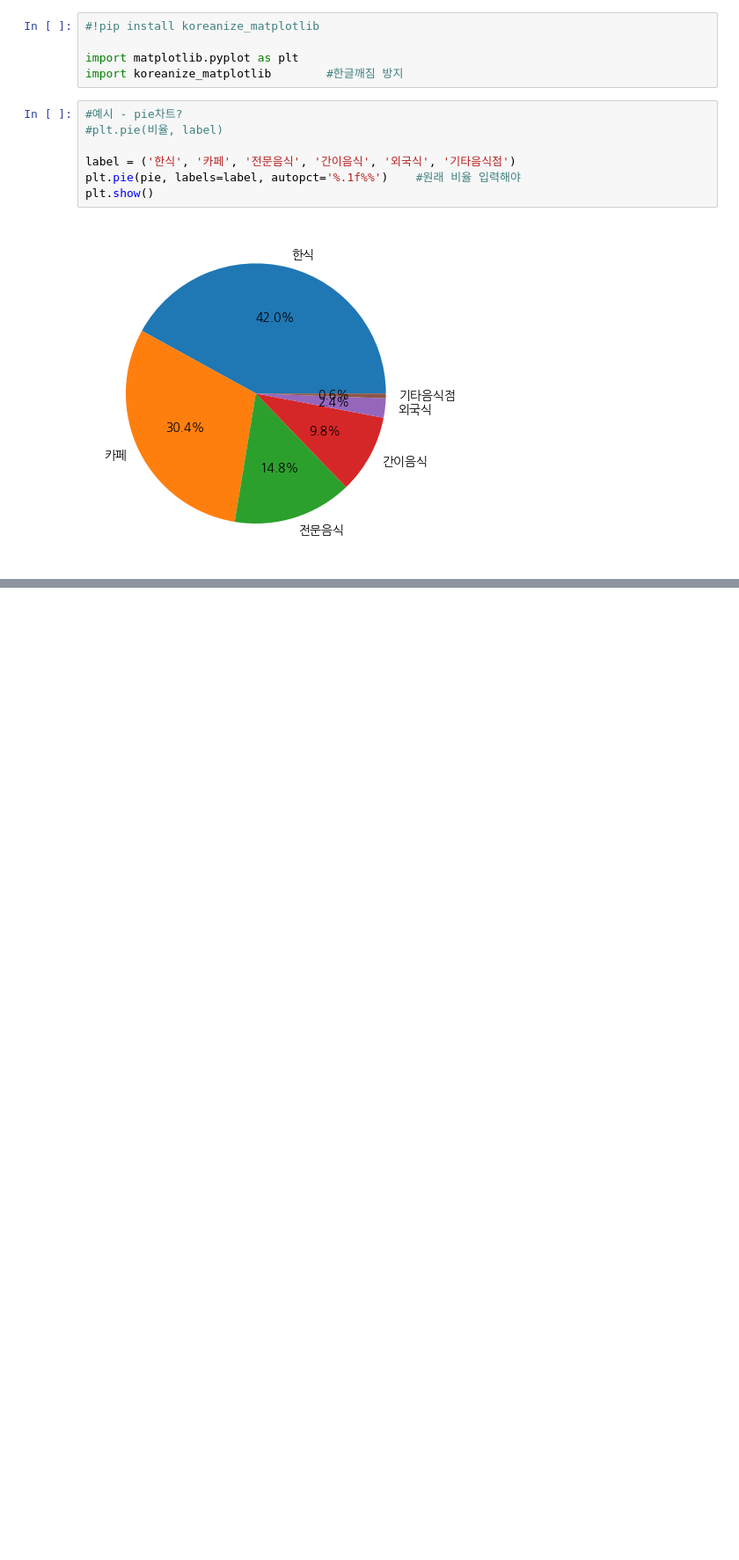
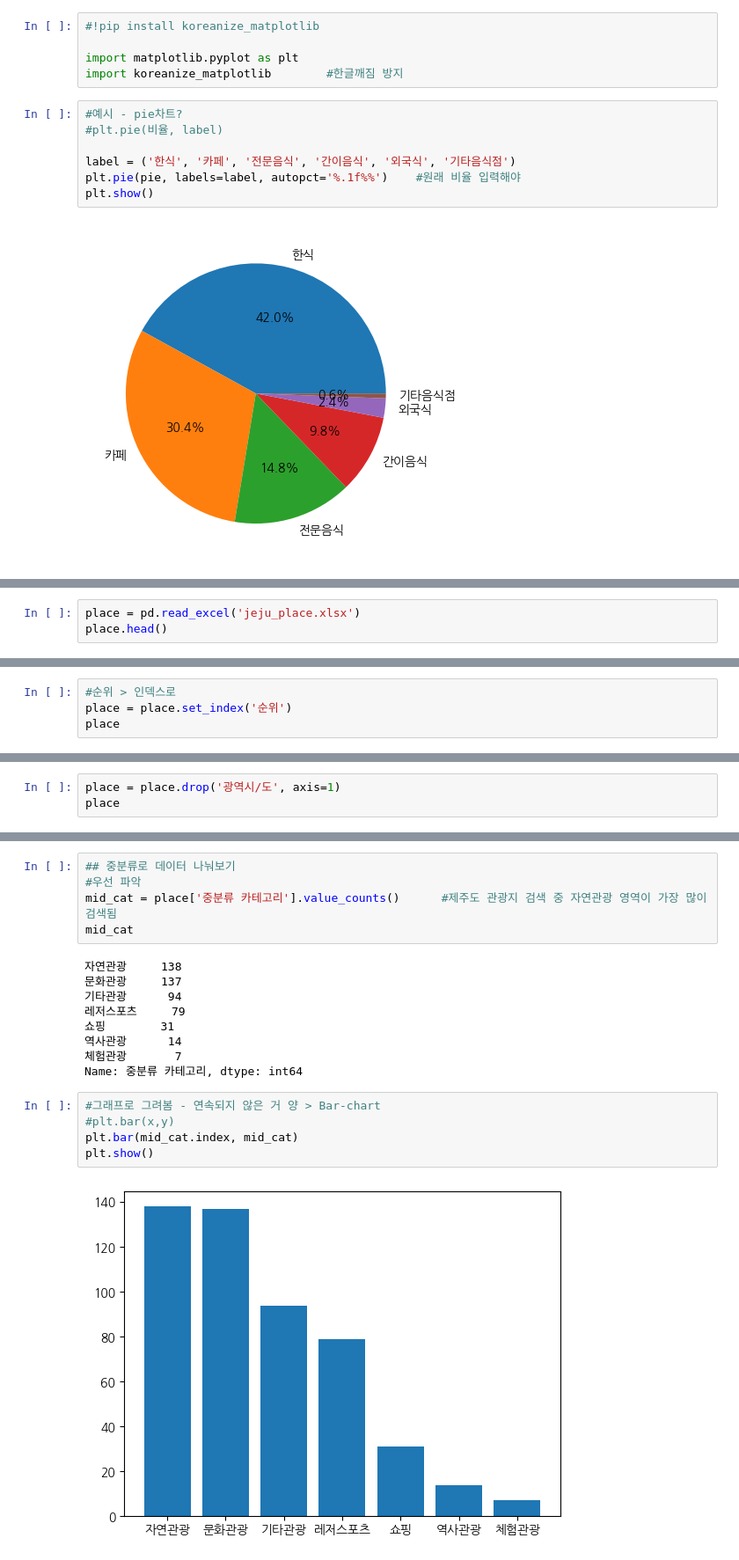
Before and after one commit to kyurie44/DA_school, a Jupyter notebook: EDA.ipynb, the cells around one changed output, grey strips where cells are left out. Shown at 88% size. Cells and saved outputs as stored; diff of their text form; blank space fills up the shorter version.

```diff
--- a/EDA.ipynb
+++ b/EDA.ipynb
@@ -1127,0 +1162,3 @@ plt.show()
+# %%
+place = pd.read_excel('jeju_place.xlsx')
+place.head()
@@ -1127,0 +1192,4 @@ plt.show()
+# %%
+#순위 > 인덱스로
+place = place.set_index('순위')
+place
@@ -1127,0 +1216,3 @@ plt.show()
+# %%
+place = place.drop('광역시/도', axis=1)
+place
@@ -1127,0 +1251,21 @@ plt.show()
+# %%
+## 중분류로 데이터 나눠보기
+#우선 파악
+mid_cat = place['중분류 카테고리'].value_counts()      #제주도 관광지 검색 중 자연관광 영역이 가장 많이 검색됨
+mid_cat
+# %% [output]
+자연관광     138
+문화관광     137
+기타관광      94
+레저스포츠     79
+쇼핑        31
+역사관광      14
+체험관광       7
+Name: 중분류 카테고리, dtype: int64
+# %%
+#그래프로 그려봄 - 연속되지 않은 거 양 > Bar-chart
+#plt.bar(x,y)
+plt.bar(mid_cat.index, mid_cat)
+plt.show()
+# %% [output]
+[figure, added]
```
Also changed, not shown: parts of 155 cells of this notebook, 2 other files.
